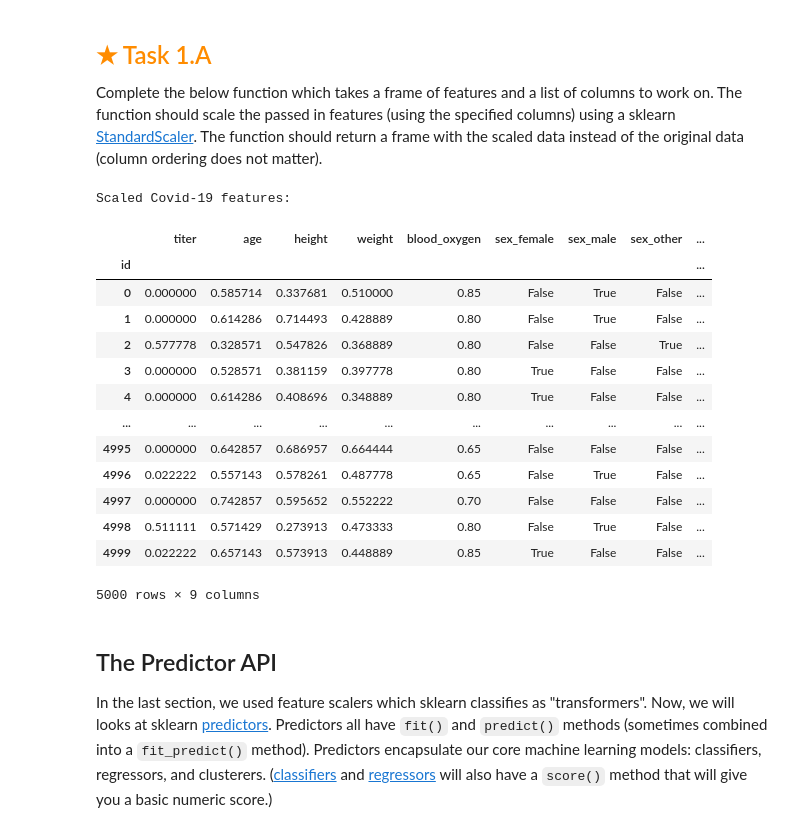
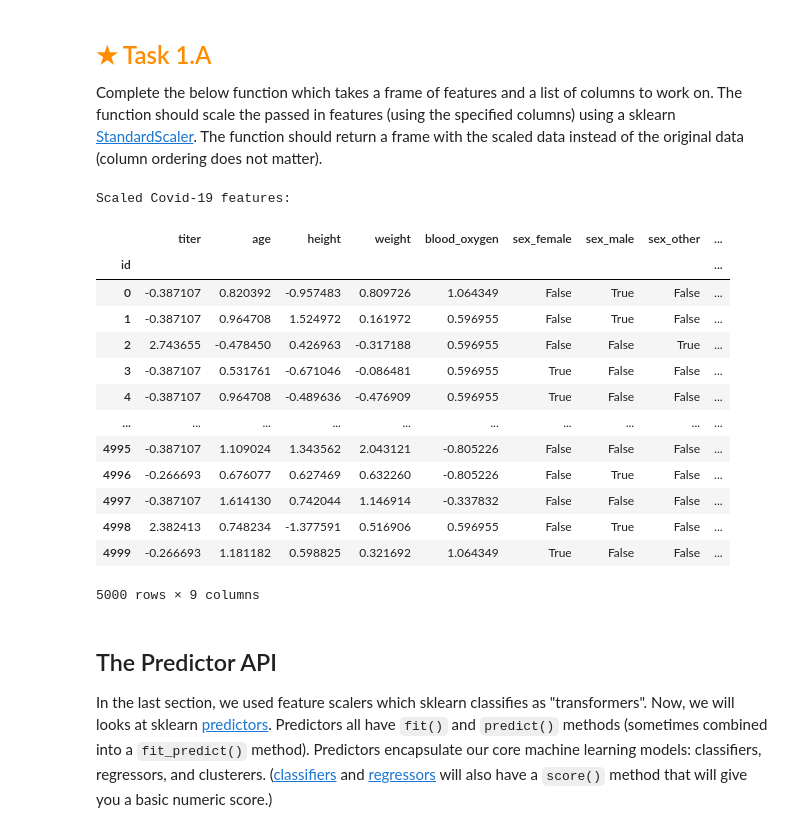
Before and after one commit to AThreeDimensionalLemon/Cse40Asgn4, a Jupyter notebook: assignment.ipynb, the cells around one changed output. Drawn from its saved outputs; the diff is of its cells as text; code cells hidden in the pictures.

```diff
--- a/assignment.ipynb
+++ b/assignment.ipynb
@@ -282,42 +282,43 @@ The function should return a frame with the scaled data instead of the original
 # %%
 def scale_data(features, columns):
     """
     Scale numeric columns.
 
     Args:
         features: A pandas DataFrame.
         columns: A list of column names to scale.
 
     Returns:
         A pandas DataFrame with scaled versions of the specified columns.
     """
     res = features.copy(deep=False)
+    scaler = sklearn.preprocessing.StandardScaler()
     for column in columns:
         dfCol = pandas.DataFrame(res[column])
-        res[column] = sklearn.preprocessing.MinMaxScaler().fit_transform(dfCol)
+        res[column] = scaler.fit_transform(dfCol)
     return res
 
 print("Scaled Covid-19 features:")
 scaled_features = scale_data(covid_features, ['titer', 'age', 'height', 'weight', 'blood_oxygen'])
 if (not isinstance(scaled_features, type(NotImplemented))):
     covid_features = scaled_features
 
 scaled_features
 # %% [output]
 Scaled Covid-19 features:
 |  | titer | age | height | weight | blood_oxygen | sex_female | sex_male | sex_other | ... |
 | id |  |  |  |  |  |  |  |  | ... |
-| 0 | 0.000000 | 0.585714 | 0.337681 | 0.510000 | 0.85 | False | True | False | ... |
-| 1 | 0.000000 | 0.614286 | 0.714493 | 0.428889 | 0.80 | False | True | False | ... |
-| 2 | 0.577778 | 0.328571 | 0.547826 | 0.368889 | 0.80 | False | False | True | ... |
-| 3 | 0.000000 | 0.528571 | 0.381159 | 0.397778 | 0.80 | True | False | False | ... |
-| 4 | 0.000000 | 0.614286 | 0.408696 | 0.348889 | 0.80 | True | False | False | ... |
+| 0 | -0.387107 | 0.820392 | -0.957483 | 0.809726 | 1.064349 | False | True | False | ... |
+| 1 | -0.387107 | 0.964708 | 1.524972 | 0.161972 | 0.596955 | False | True | False | ... |
+| 2 | 2.743655 | -0.478450 | 0.426963 | -0.317188 | 0.596955 | False | False | True | ... |
+| 3 | -0.387107 | 0.531761 | -0.671046 | -0.086481 | 0.596955 | True | False | False | ... |
+| 4 | -0.387107 | 0.964708 | -0.489636 | -0.476909 | 0.596955 | True | False | False | ... |
 | ... | ... | ... | ... | ... | ... | ... | ... | ... | ... |
-| 4995 | 0.000000 | 0.642857 | 0.686957 | 0.664444 | 0.65 | False | False | False | ... |
-| 4996 | 0.022222 | 0.557143 | 0.578261 | 0.487778 | 0.65 | False | True | False | ... |
-| 4997 | 0.000000 | 0.742857 | 0.595652 | 0.552222 | 0.70 | False | False | False | ... |
-| 4998 | 0.511111 | 0.571429 | 0.273913 | 0.473333 | 0.80 | False | True | False | ... |
-| 4999 | 0.022222 | 0.657143 | 0.573913 | 0.448889 | 0.85 | True | False | False | ... |
+| 4995 | -0.387107 | 1.109024 | 1.343562 | 2.043121 | -0.805226 | False | False | False | ... |
+| 4996 | -0.266693 | 0.676077 | 0.627469 | 0.632260 | -0.805226 | False | True | False | ... |
+| 4997 | -0.387107 | 1.614130 | 0.742044 | 1.146914 | -0.337832 | False | False | False | ... |
+| 4998 | 2.382413 | 0.748234 | -1.377591 | 0.516906 | 0.596955 | False | True | False | ... |
+| 4999 | -0.266693 | 1.181182 | 0.598825 | 0.321692 | 1.064349 | True | False | False | ... |
 5000 rows × 9 columns
 # %% [markdown]
 ## The Predictor API
```
